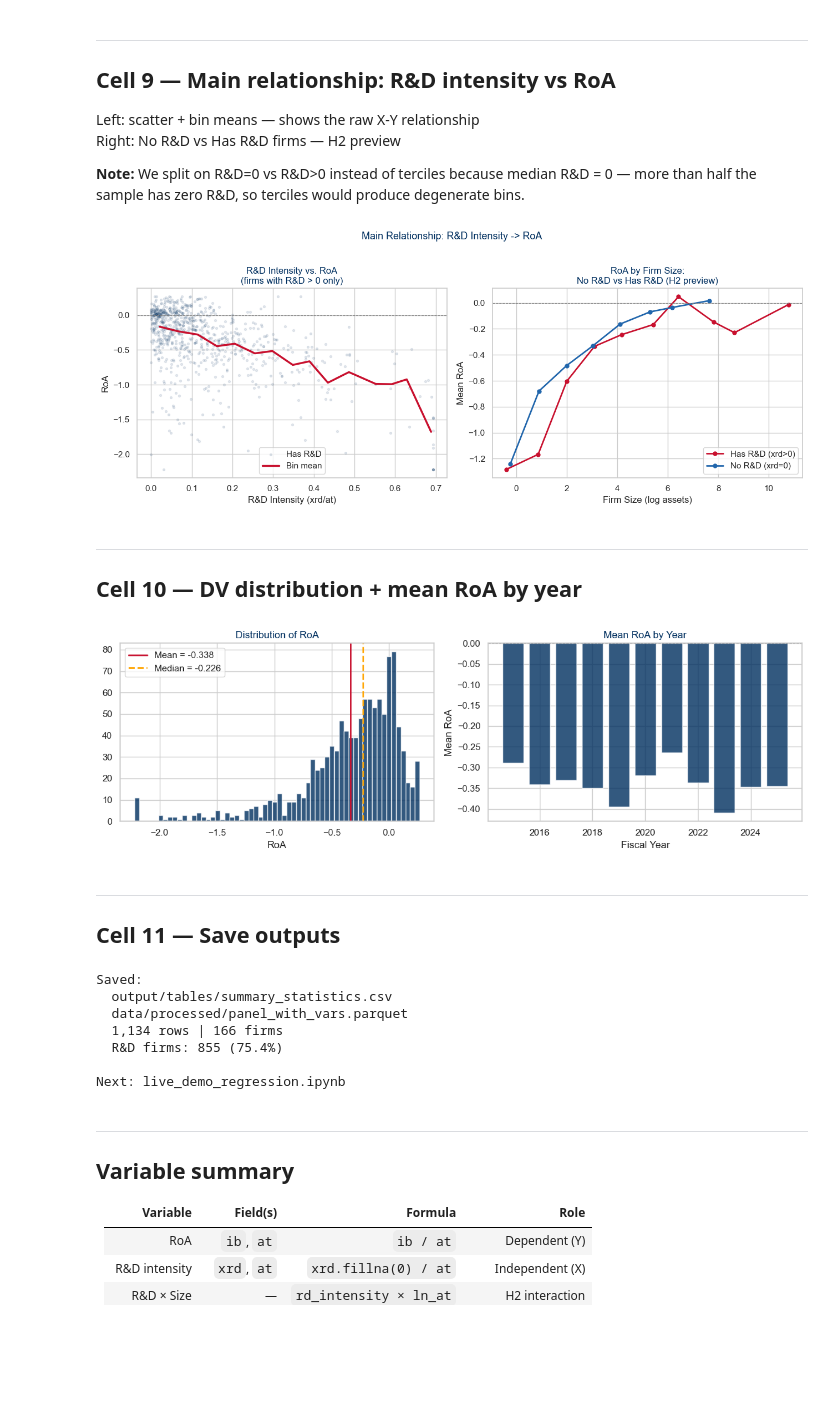
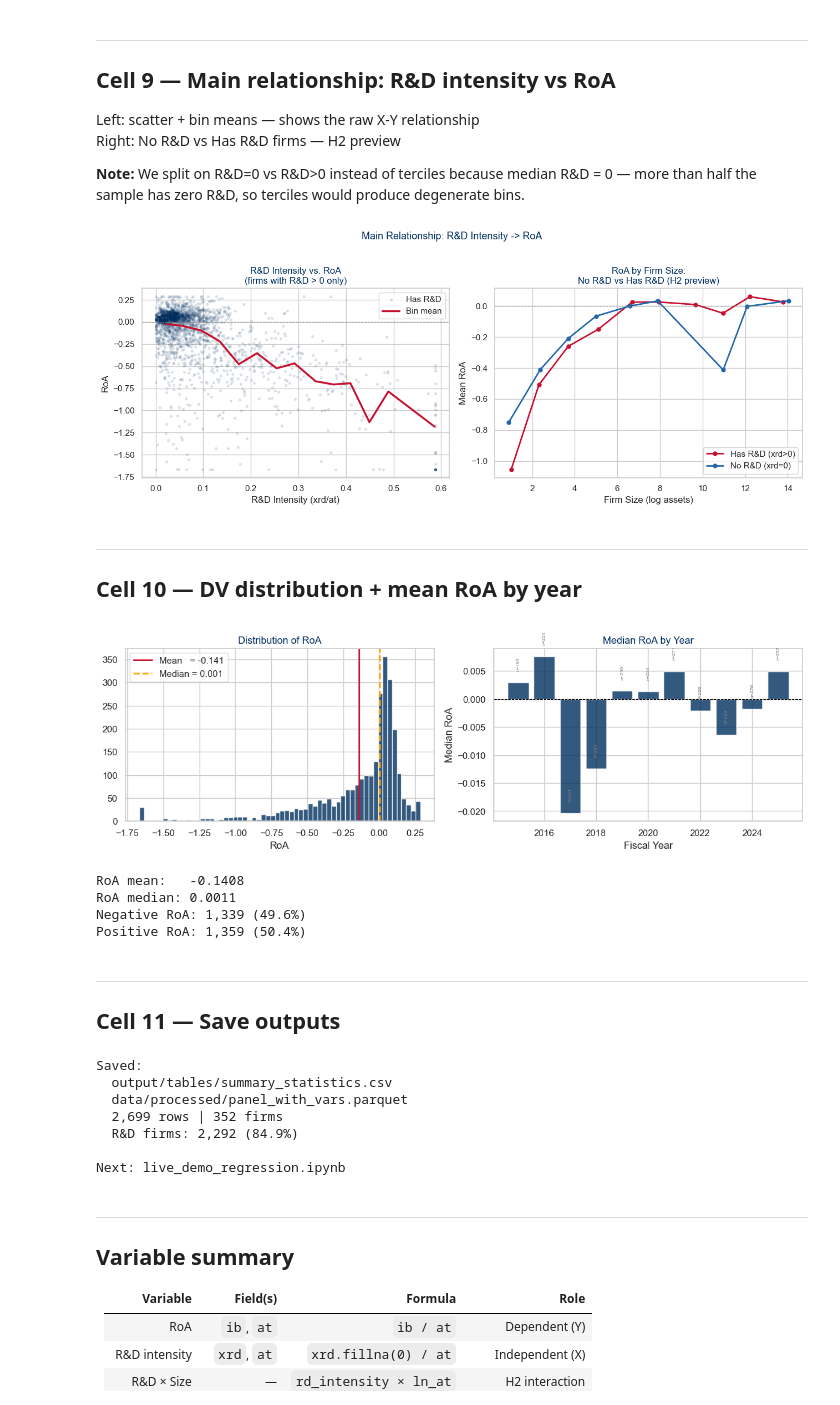
Before and after one commit to h12015529/medtech-internationalization-drivers, a Jupyter notebook: jupyter_files/live_demo_descriptives.ipynb, the cells around one changed output. Drawn from its saved outputs; the diff is of its cells as text; code cells hidden in the pictures; blank space fills up the shorter version.

```diff
--- a/jupyter_files/live_demo_descriptives.ipynb
+++ b/jupyter_files/live_demo_descriptives.ipynb
@@ -54,10 +57,9 @@ print(f'Starting: {len(df):,} rows')
 df = df[(df['at'] > 0.1) & (df['sale'] > 0) & (df['seq'] > 0)].copy()
 print(f'After quality filters (at>0.1, sale>0, seq>0): {len(df):,}')
 
-# EU SME: < 250 employees OR assets <= EUR 43m
-sme_mask = (df['emp'] < 0.25) | (df['at'] <= 43)
-df = df[sme_mask].copy()
-print(f'After SME filter: {len(df):,}')
+# Remove micro-firms: assets < EUR 1m give negative log(at) and distort size plots
+df = df[df['at'] >= 1].copy()
+print(f'After micro-firm filter (at>=1): {len(df):,}')
 
 print(f'\nTop countries:')
 print(df['loc'].value_counts().head(8).to_string())
@@ -304,33 +306,54 @@ fig.suptitle('Main Relationship: R&D Intensity -> RoA',
 fig.tight_layout()
 plt.show()
 # %% [output]
-[figure, old version]
+[figure, new version]
 # %% [markdown]
 ---
 ## Cell 10 — DV distribution + mean RoA by year
 # %%
+# ── Cell 10 — DV distribution + median RoA by year ───────────────────────────
+
 fig, axes = plt.subplots(1, 2, figsize=(12, 4))
 
+# Left: RoA distribution
 axes[0].hist(df['roa'], bins=60, color=WU_BLUE, alpha=0.8, edgecolor='white')
-axes[0].axvline(df['roa'].mean(), color=WU_RED, lw=2,
-                label=f'Mean = {df["roa"].mean():.3f}')
+axes[0].axvline(df['roa'].mean(),   color=WU_RED,  lw=2,
+                label=f'Mean   = {df["roa"].mean():.3f}')
 axes[0].axvline(df['roa'].median(), color='orange', lw=2, ls='--',
                 label=f'Median = {df["roa"].median():.3f}')
 axes[0].set_xlabel('RoA')
 axes[0].set_title('Distribution of RoA', color=WU_BLUE)
 axes[0].legend()
 
-yearly = df.groupby('fyear')['roa'].mean()
-axes[1].bar(yearly.index, yearly.values, color=WU_BLUE, alpha=0.8)
+# Right: MEDIAN RoA by year (more robust than mean for skewed distributions)
+yearly_median = df.groupby('fyear')['roa'].median()
+yearly_n      = df.groupby('fyear')['roa'].count()
+
+axes[1].bar(yearly_median.index, yearly_median.values, color=WU_BLUE, alpha=0.8)
 axes[1].axhline(0, color='black', lw=0.8, ls='--')
 axes[1].set_xlabel('Fiscal Year')
-axes[1].set_ylabel('Mean RoA')
-axes[1].set_title('Mean RoA by Year', color=WU_BLUE)
+axes[1].set_ylabel('Median RoA')
+axes[1].set_title('Median RoA by Year', color=WU_BLUE)
+
+# Annotate with sample size per year
+for year, val, n in zip(yearly_median.index, yearly_median.values, yearly_n.values):
+    axes[1].text(year, val + 0.002, f'n={n:,}',
+                 ha='center', va='bottom', fontsize=6, color='gray', rotation=90)
 
 fig.tight_layout()
 plt.show()
+
+# Quick diagnostic printout
+print(f'RoA mean:   {df["roa"].mean():.4f}')
+print(f'RoA median: {df["roa"].median():.4f}')
+print(f'Negative RoA: {(df["roa"] < 0).sum():,} ({(df["roa"] < 0).mean()*100:.1f}%)')
+print(f'Positive RoA: {(df["roa"] > 0).sum():,} ({(df["roa"] > 0).mean()*100:.1f}%)')
 # %% [output]
-[figure, old version]
+[figure, new version]
+RoA mean:   -0.1408
+RoA median: 0.0011
+Negative RoA: 1,339 (49.6%)
+Positive RoA: 1,359 (50.4%)
 # %% [markdown]
 ---
 ## Cell 11 — Save outputs
@@ -352,8 +375,8 @@ print('\nNext: live_demo_regression.ipynb')
 Saved:
   output/tables/summary_statistics.csv
   data/processed/panel_with_vars.parquet
-  1,134 rows | 166 firms
-  R&D firms: 855 (75.4%)
+  2,699 rows | 352 firms
+  R&D firms: 2,292 (84.9%)
 
 Next: live_demo_regression.ipynb
 # %% [markdown]
```
Also changed, not shown: parts of 9 cells of this notebook, 1 other file.
